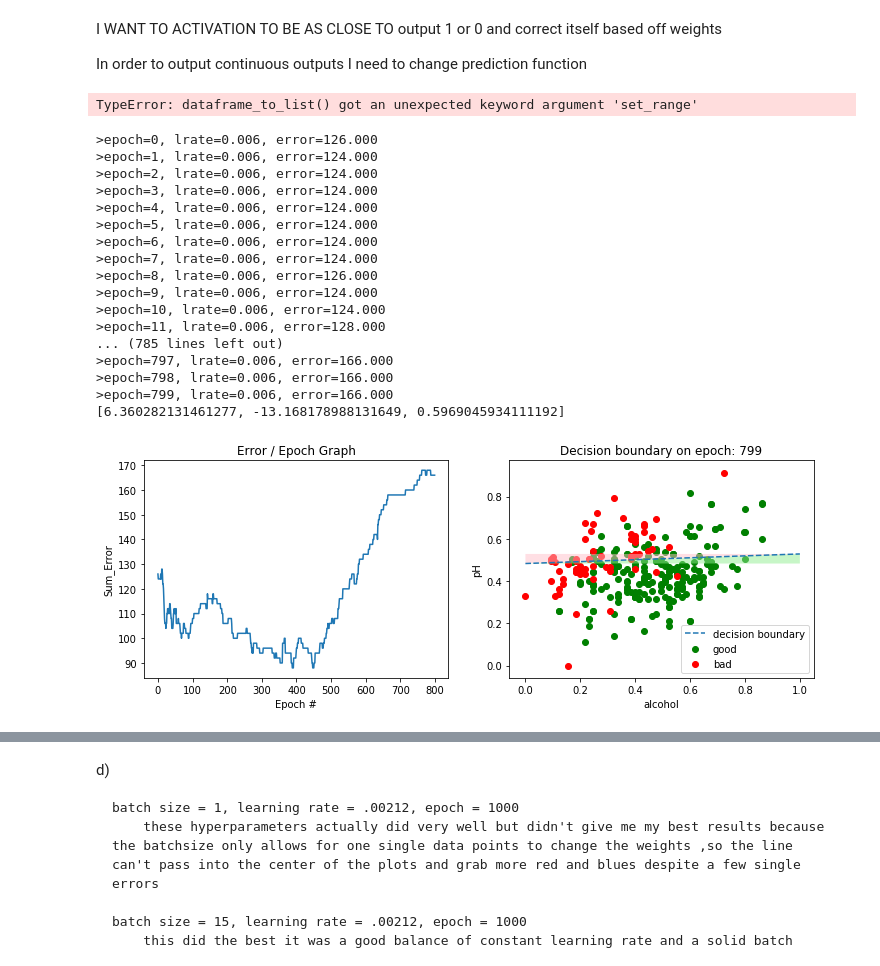
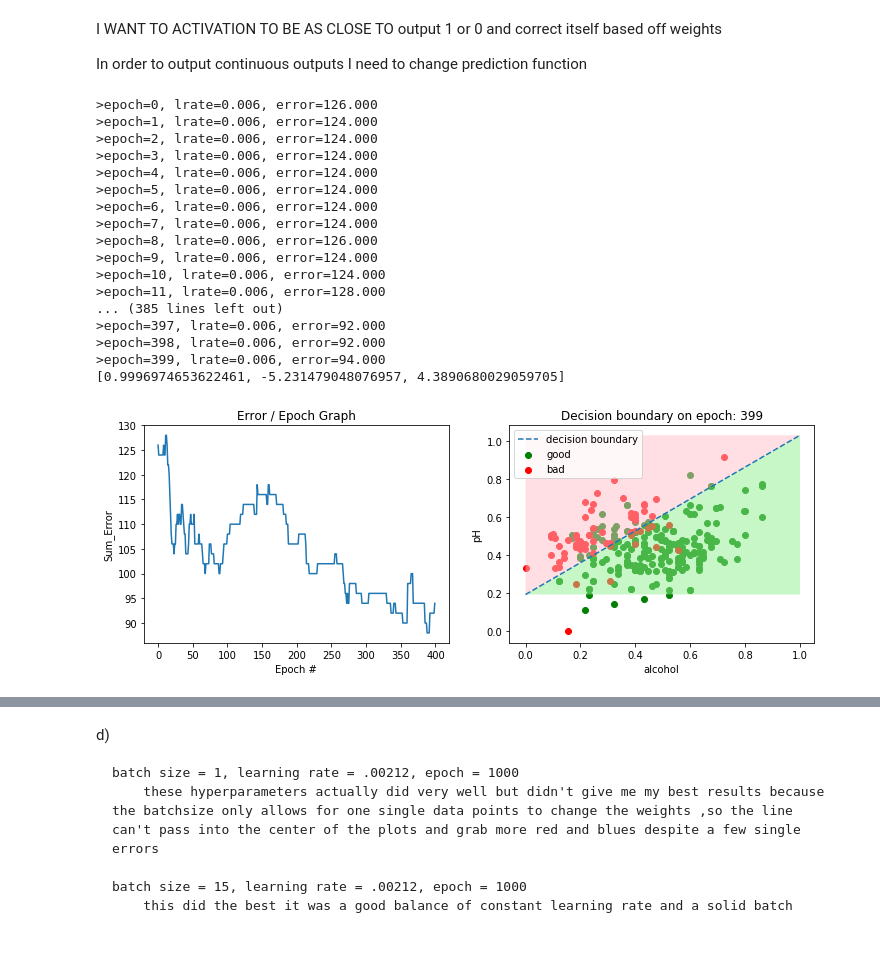
Before and after one commit to ssong42/Perceptron, a Jupyter notebook: ft_sommelier.ipynb, the cells around one changed output, grey strips where cells are left out. Cells and saved outputs as stored; diff of their text form; code cells hidden in the pictures.

Commit message:
training_with_k_fold

```diff
--- a/ft_sommelier.ipynb
+++ b/ft_sommelier.ipynb
@@ -510,12 +537,10 @@ def train_weights(train, l_rate, n_epoch, batch=1):
     print(weights)
     return performance
 # %%
-norm_train = dataframe_to_list(norm_data, good_threshold=7, bad_threshold=4, columns=['pH', 'alcohol', 'good_bad'], set_range=True)
-norm_train
+norm_train3 = parse_dataframe(norm_data, good_threshold=7, bad_threshold=4, columns=['pH', 'alcohol', 'good_bad'], set_range=True)
+norm_train3 = dataframe_to_list(norm_train3)
-# %% [output]
-TypeError: dataframe_to_list() got an unexpected keyword argument 'set_range'
 # %%
-performance = train_weights(norm_train, l_rate=.006, n_epoch=800, batch=35)
+performance = train_weights(norm_train3, l_rate=.006, n_epoch=400, batch=35)
 # %% [output]
 >epoch=0, lrate=0.006, error=126.000
 >epoch=1, lrate=0.006, error=124.000
@@ -529,50 +554,13 @@ performance = train_weights(norm_train, l_rate=.006, n_epoch=800, batch=35)
 >epoch=9, lrate=0.006, error=124.000
 >epoch=10, lrate=0.006, error=124.000
 >epoch=11, lrate=0.006, error=128.000
-... (785 lines left out)
->epoch=797, lrate=0.006, error=166.000
->epoch=798, lrate=0.006, error=166.000
->epoch=799, lrate=0.006, error=166.000
-[6.360282131461277, -13.168178988131649, 0.5969045934111192]
+... (385 lines left out)
+>epoch=397, lrate=0.006, error=92.000
+>epoch=398, lrate=0.006, error=92.000
+>epoch=399, lrate=0.006, error=94.000
+[0.9996974653622461, -5.231479048076957, 4.3890680029059705]
-# %%
-#if epoch is equal to -1 then it shows the line for last epoch
-#please put a valid epoch under the number of epoch's attempted
-
-def plot_performance(performance, wine_data, good_thresh, bad_thresh, epoch, save_plot=False):
-    #Separate Data to good and bad wine depending on threshold
-    good_data = wine_data.loc[data['quality'] >= good_thresh]
-    bad_data = wine_data.loc[data['quality'] <= bad_thresh]
-
-    listofepochs = [x[0] for x in performance]
-    error = [x[1] for x in performance]
-
-    #find length of epoch's so I can use last one if -1
-    if (epoch >= len(listofepochs)):
-        print("Please Put Valid Epoch. If you wish for last epoch put -1")
-        return
-
-    if (epoch < 0):
-        epoch = len(listofepochs) - 1
-
-    fig, (ax1, ax2) = plt.subplots(figsize=(12, 4), ncols=2)
-    ax1.plot(listofepochs, error)
-    ax1.set_title('Error / Epoch Graph')
-    ax1.set_ylabel('Sum_Error')
-    ax1.set_xlabel('Epoch #')
-
-    ax2.scatter(good_data.alcohol.tolist(), good_data.pH.tolist(), color = 'green', label='good')
-    ax2.scatter(bad_data.alcohol.tolist(), bad_data.pH.tolist(), color = 'red', label='bad')
-    formula = '({}*x + {})/-{}'.format(performance[epoch][2][1], performance[epoch][3], performance[epoch][2][0])
-
-    graph(formula, wine_data, ax2)
-    ax2.set_title('Decision boundary on epoch: {}'.format(epoch))
-    ax2.set_ylabel('pH')
-    ax2.set_xlabel('alcohol')
-    ax2.legend()
-    if (save_plot == True):
-        plt.savefig('batchsize_35_graph.png')
 # %%
-plot_performance(performance, norm_data, good_thresh=7, bad_thresh=4, epoch=-1, save_plot=True)
+plot_performance(performance, norm_data, good_thresh=7, bad_thresh=4, epoch=-1, save_plot=False)
 # %% [output]
-[figure, old version]
+[figure, new version]
 # %%
```
Also changed, not shown: parts of 27 cells of this notebook.
